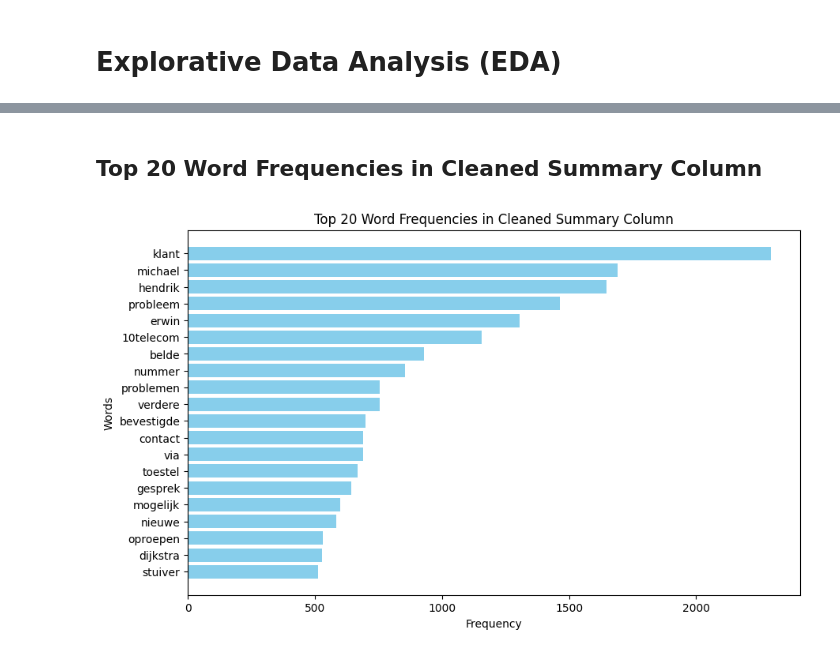
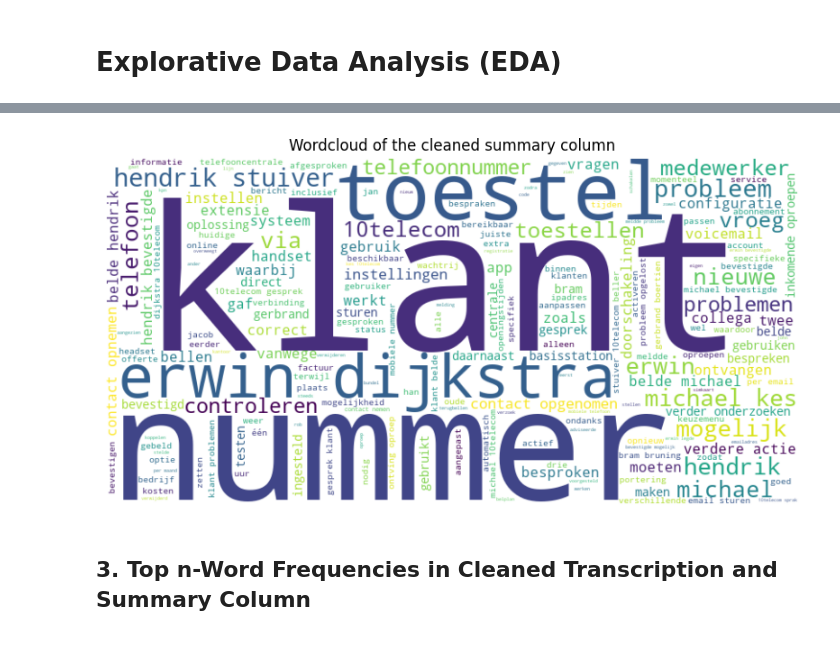
Before and after one commit to fredboneML/RECIPE_AGENT, a Jupyter notebook: notebooks/ai_analyzer.ipynb, the cells around one changed output, grey strips where cells are left out. Cells and saved outputs as stored; diff of their text form; code cells hidden in the pictures.

```diff
--- a/notebooks/ai_analyzer.ipynb
+++ b/notebooks/ai_analyzer.ipynb
@@ -122,22 +135,6 @@ plt.show()
+# %%
+generate_clean_wordcloud(df=df, col_name='summary')
+# %% [output]
+[figure, added]
 # %% [markdown]
-## Top 20 Word Frequencies in Cleaned Summary Column
+## 3. Top n-Word Frequencies in Cleaned Transcription and Summary Column
-# %%
-# Generate the word frequencies
-word_counts = Counter(cleaned_text.split())
-
-# Get the top 20 most common words
-common_words = word_counts.most_common(20)
-
-# Split the words and their frequencies for the chart
-words, frequencies = zip(*common_words)
-
-# Generate a bar chart for the word frequencies
-plt.figure(figsize=(10, 6))
-plt.barh(words, frequencies, color='skyblue')
-plt.xlabel('Frequency')
-plt.ylabel('Words')
-plt.title('Top 20 Word Frequencies in Cleaned Summary Column')
-plt.gca().invert_yaxis()  # Invert the axis to have the highest frequency at the top
-plt.show()
-# %% [output]
-[figure, removed]
```
Also changed, not shown: parts of 15 cells of this notebook.
